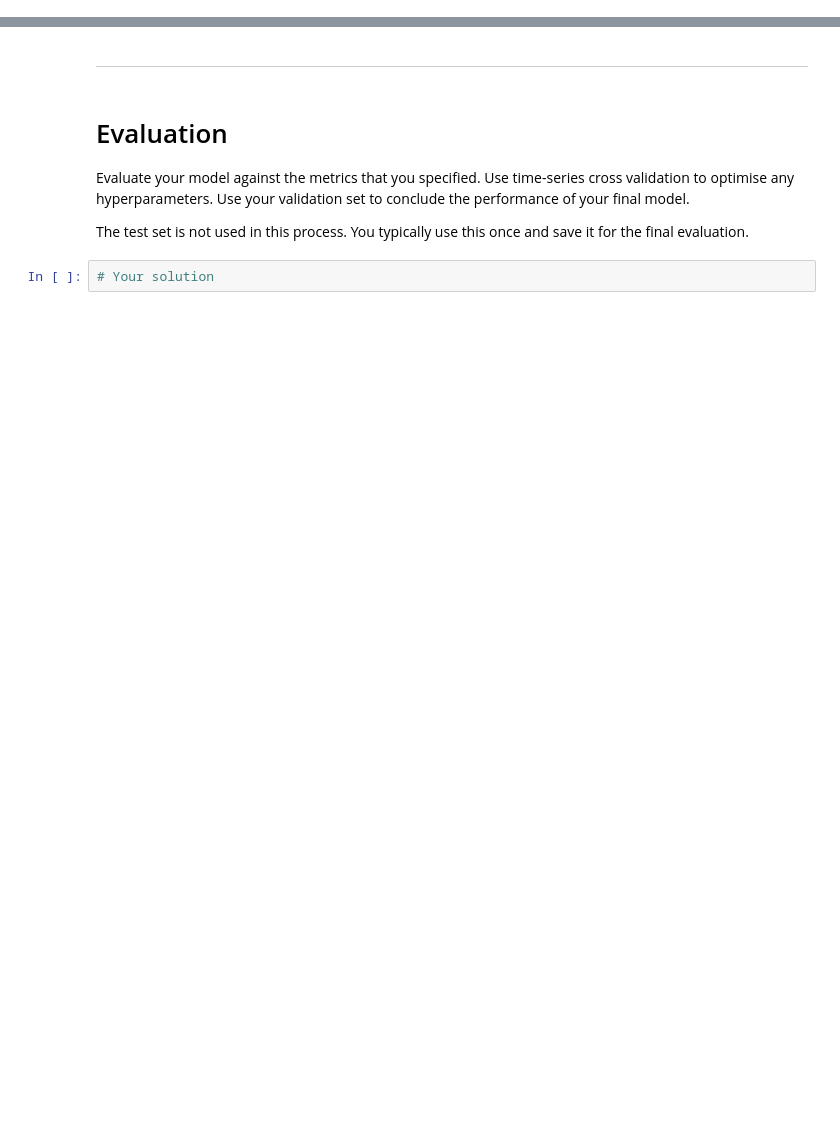
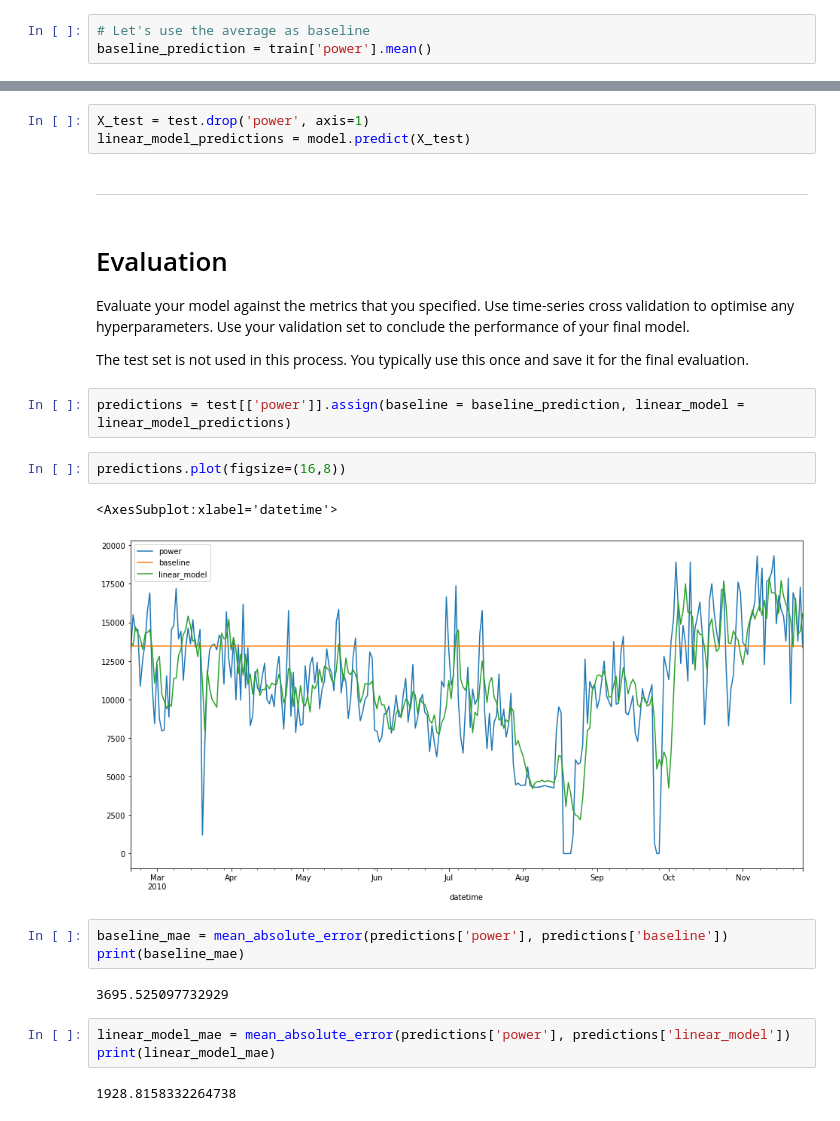
Before and after one commit to JelmerOffenberg/datamind-python, a Jupyter notebook: notebooks/4-modeling.ipynb, the cells around one changed output, grey strips where cells are left out. Drawn from its saved outputs; the diff is of its cells as text; blank space fills up the shorter version.

```diff
--- a/notebooks/4-modeling.ipynb
+++ b/notebooks/4-modeling.ipynb
@@ -54,3 +73,6 @@ Once you've decided on a metric, you should create a baseline model. This does n
+# %%
+# Let's use the average as baseline
+baseline_prediction = train['power'].mean()
 # %% [markdown]
 ---
 # %% [markdown]
@@ -61,3 +113,6 @@ Now that you've chosen a metric to optimise and have set a baseline, it's time t
+# %%
+X_test = test.drop('power', axis=1)
+linear_model_predictions = model.predict(X_test)
 # %% [markdown]
 ---
 # %% [markdown]
@@ -65,5 +120,20 @@ Now that you've chosen a metric to optimise and have set a baseline, it's time t
 Evaluate your model against the metrics that you specified. Use time-series cross validation to optimise any hyperparameters. Use your validation set to conclude the performance of your final model.
 
 The test set is not used in this process. You typically use this once and save it for the final evaluation.
-# %%
-# Your solution
+# %%
+predictions = test[['power']].assign(baseline = baseline_prediction, linear_model = linear_model_predictions)
+# %%
+predictions.plot(figsize=(16,8))
+# %% [output]
+<AxesSubplot:xlabel='datetime'>
+[figure, added]
+# %%
+baseline_mae = mean_absolute_error(predictions['power'], predictions['baseline'])
+print(baseline_mae)
+# %% [output]
+3695.525097732929
+# %%
+linear_model_mae = mean_absolute_error(predictions['power'], predictions['linear_model'])
+print(linear_model_mae)
+# %% [output]
+1928.8158332264738
```
Also changed, not shown: parts of 16 cells of this notebook.
